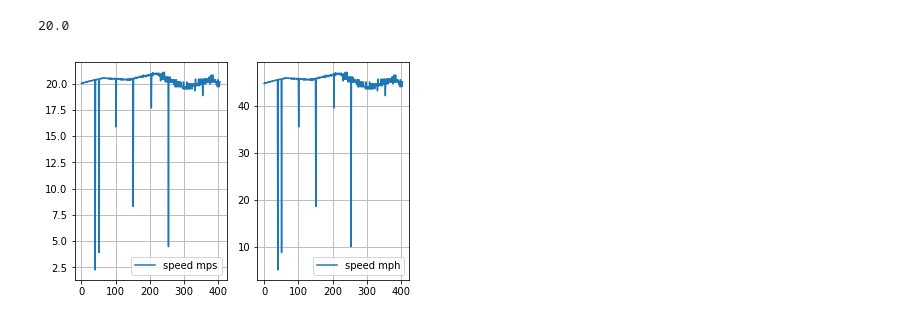
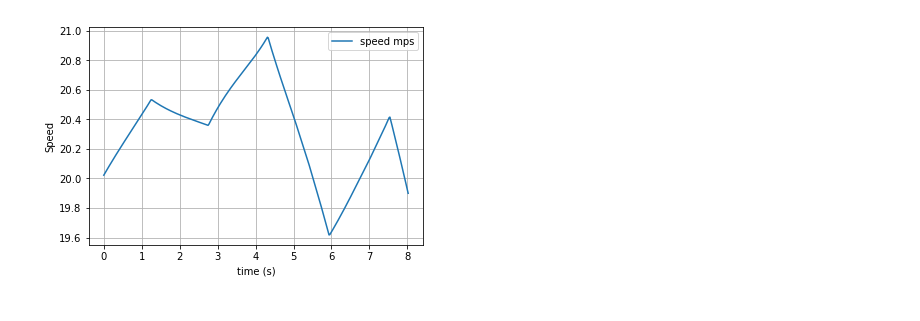
Before and after one commit to rdjondo/CarND-Path-Planning-Project, a Jupyter notebook: scripts/analyse_log.ipynb, the cells around one changed output. Cells and saved outputs as stored; diff of their text form; code cells hidden in the pictures.

```diff
--- a/scripts/analyse_log.ipynb
+++ b/scripts/analyse_log.ipynb
@@ -91,23 +84,27 @@ df_vehicle.head(20)
 # %%
 positions = df_vehicle.values[:,1:]
 move_vector = np.diff(positions, axis=0)
 dT=0.02
 speed = np.sqrt(np.sum(move_vector**2, axis=1))/dT
 
 import matplotlib.pyplot as plt
 
+time=np.linspace(0.0,speed.shape[0]*0.02,num=speed.shape[0])
+
 fig = plt.figure()
-ax = plt.subplot(121)
-ax.plot(speed, label='speed mps')
+ax = plt.subplot(111)
+ax.plot(time,speed, label='speed mps')
 ax.grid('on')
 ax.legend()
 
-ax = plt.subplot(122)
-ax.plot(speed * 2.23694, label='speed mph')
-ax.legend()
-ax.grid('on')
+ax.set_xlabel('time (s)')
+ax.set_ylabel('Speed')
+
+# ax = plt.subplot(122)
+# ax.plot(speed * 2.23694, label='speed mph')
+# ax.legend()
+# ax.grid('on')
 
 plt.show()
 # %% [output]
-20.0
-[figure, old version]
+[figure, new version]
```
Also changed, not shown: parts of 3 cells of this notebook, 3 other files.
